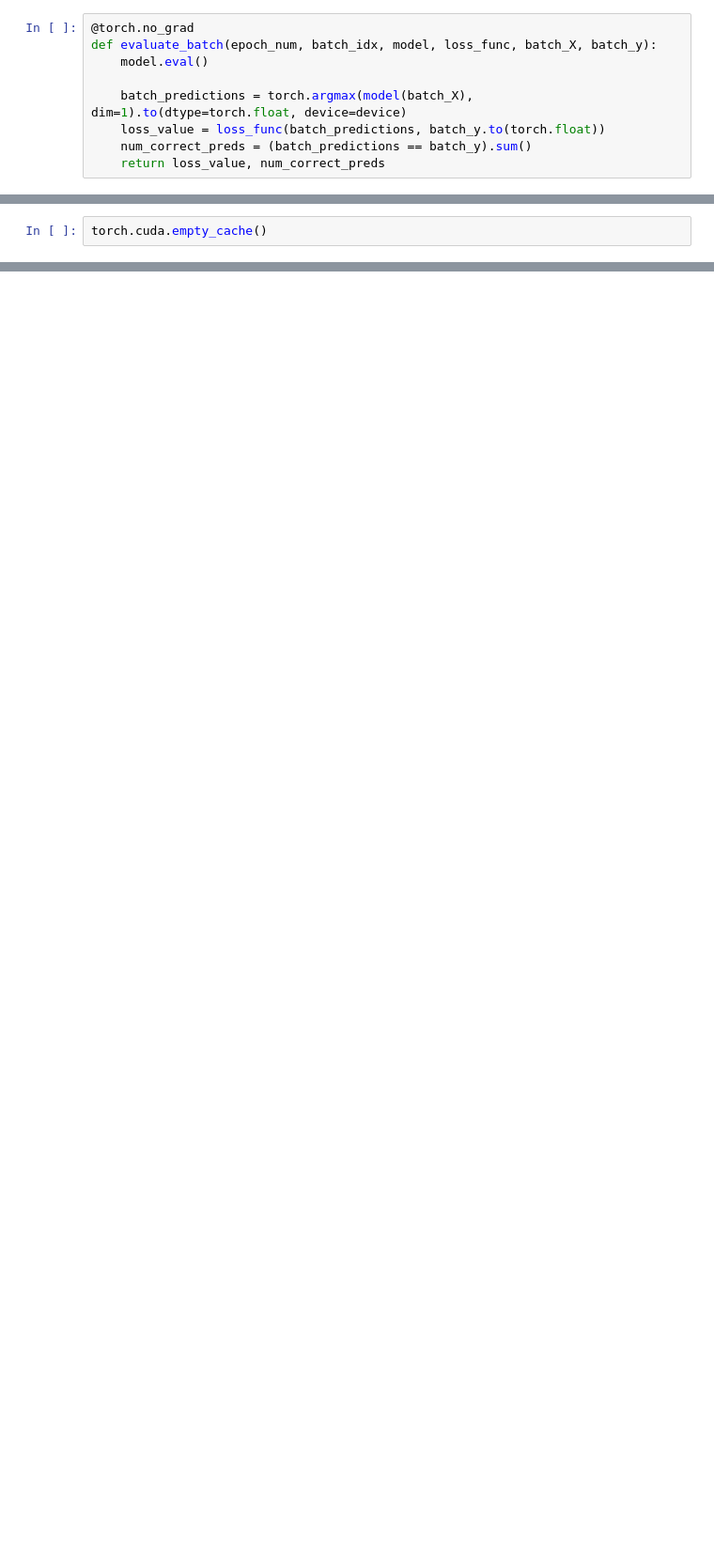
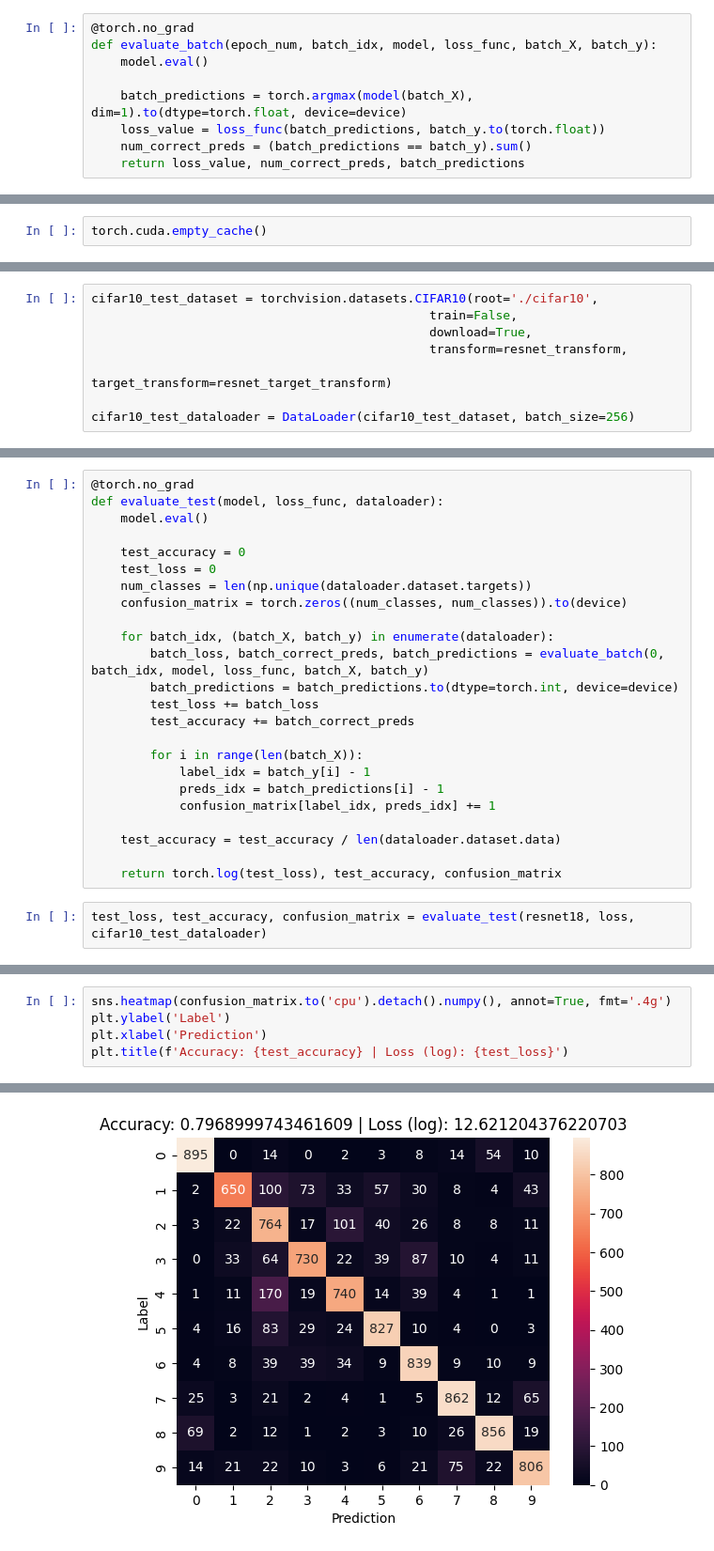
Before and after one commit to lazarovziv/deep-learning-course, a Jupyter notebook: maman15/ZivLazarov-maman15.ipynb, the cells around one changed output, grey strips where cells are left out. Shown: that part at 94% size. Drawn from its saved outputs; the diff is of its cells as text; blank space fills up the shorter version.

```diff
--- a/maman15/ZivLazarov-maman15.ipynb
+++ b/maman15/ZivLazarov-maman15.ipynb
@@ -267,4 +285,4 @@ def evaluate_batch(epoch_num, batch_idx, model, loss_func, batch_X, batch_y):
     batch_predictions = torch.argmax(model(batch_X), dim=1).to(dtype=torch.float, device=device)
     loss_value = loss_func(batch_predictions, batch_y.to(torch.float))
     num_correct_preds = (batch_predictions == batch_y).sum()
-    return loss_value, num_correct_preds
+    return loss_value, num_correct_preds, batch_predictions
@@ -302,0 +355,8 @@ torch.cuda.empty_cache()
+# %%
+cifar10_test_dataset = torchvision.datasets.CIFAR10(root='./cifar10',
+                                              train=False,
+                                              download=True,
+                                              transform=resnet_transform,
+                                               target_transform=resnet_target_transform)
+
+cifar10_test_dataloader = DataLoader(cifar10_test_dataset, batch_size=256)
@@ -302,0 +365,26 @@ torch.cuda.empty_cache()
+# %%
+@torch.no_grad
+def evaluate_test(model, loss_func, dataloader):
+    model.eval()
+
+    test_accuracy = 0
+    test_loss = 0
+    num_classes = len(np.unique(dataloader.dataset.targets))
+    confusion_matrix = torch.zeros((num_classes, num_classes)).to(device)
+
+    for batch_idx, (batch_X, batch_y) in enumerate(dataloader):
+        batch_loss, batch_correct_preds, batch_predictions = evaluate_batch(0, batch_idx, model, loss_func, batch_X, batch_y)
+        batch_predictions = batch_predictions.to(dtype=torch.int, device=device)
+        test_loss += batch_loss
+        test_accuracy += batch_correct_preds
+
+        for i in range(len(batch_X)):
+            label_idx = batch_y[i] - 1
+            preds_idx = batch_predictions[i] - 1
+            confusion_matrix[label_idx, preds_idx] += 1
+
+    test_accuracy = test_accuracy / len(dataloader.dataset.data)
+
+    return torch.log(test_loss), test_accuracy, confusion_matrix
+# %%
+test_loss, test_accuracy, confusion_matrix = evaluate_test(resnet18, loss, cifar10_test_dataloader)
@@ -302,0 +395,6 @@ torch.cuda.empty_cache()
+# %%
+sns.heatmap(confusion_matrix.to('cpu').detach().numpy(), annot=True, fmt='.4g')
+plt.ylabel('Label')
+plt.xlabel('Prediction')
+plt.title(f'Accuracy: {test_accuracy} | Loss (log): {test_loss}')
+# %% [output]
@@ -302,0 +402 @@ torch.cuda.empty_cache()
+[figure, added]
```
Also changed, not shown: parts of 57 cells of this notebook.
